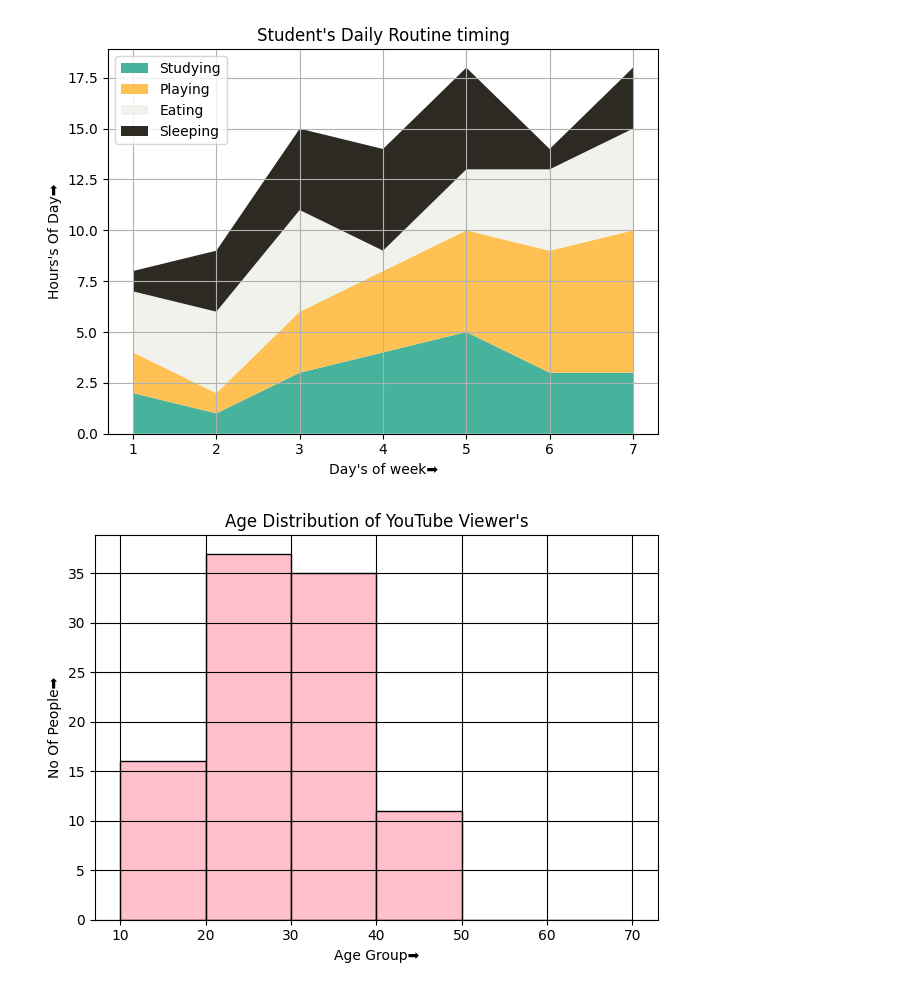
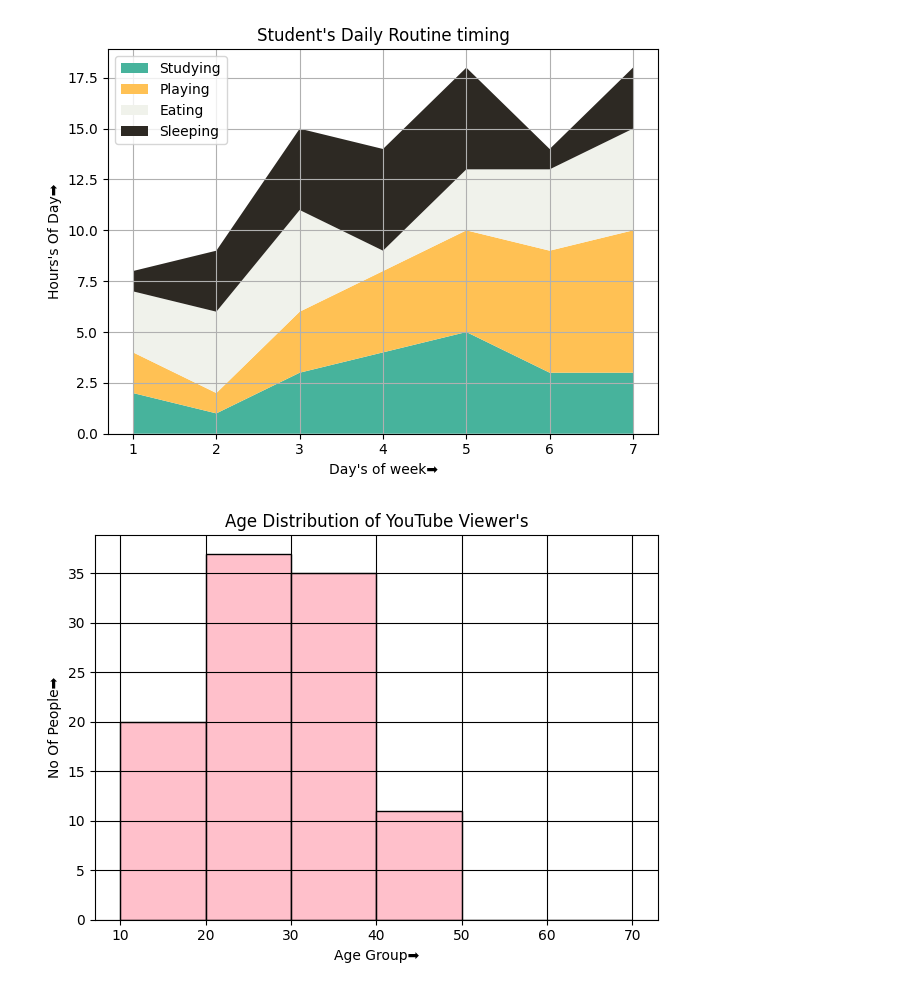
Before and after one commit to mohitmishra8921/Datascience, a Jupyter notebook: kaggle.ipynb, the cells around one changed output. Drawn from its saved outputs; the diff is of its cells as text; code cells hidden in the pictures.

Commit message:
practice histogram

```diff
--- a/kaggle.ipynb
+++ b/kaggle.ipynb
@@ -511,24 +511,24 @@ plt.grid(True)
 # %%
 import matplotlib.pyplot as plt
 import numpy as np
 youtube_viewers = [
 34, 28, 36, 45, 27, 27, 45, 37, 25, 35,
 25, 25, 32, 10, 12, 24, 19, 33, 20, 15,
 44, 27, 30, 15, 24, 31, 18, 33, 23, 27,
 23, 48, 29, 19, 38, 17, 32, 10, 16, 31,
 37, 31, 28, 26, 15, 22, 25, 40, 33, 12,
 33, 26, 23, 36, 40, 39, 21, 26, 33, 39,
 25, 28, 18, 18, 38, 43, 29, 40, 33, 23,
-33, 45, 29, 45, 3, 38, 30, 27, 30, 10,
+33, 45, 29, 45, 3, 38, 30, 27,12,12, 30,17,17, 10,
 27, 33, 44, 24, 21, 24, 39, 33, 24, 35,
 30, 39, 22, 26, 26, 15, 32, 32, 30, 27
 ]
 bins = [10, 20, 30, 40, 50, 60, 70]
 plt.hist(youtube_viewers, bins=bins,color= "PINK" ,edgecolor='black')
 plt.title("Age Distribution of YouTube Viewer's")
 plt.xlabel('Age Group➡️')
 plt.ylabel('No Of People➡️')
 plt.tight_layout()
 plt.grid(True,color="black")
 # %% [output]
-[figure, old version]
+[figure, new version]
```
